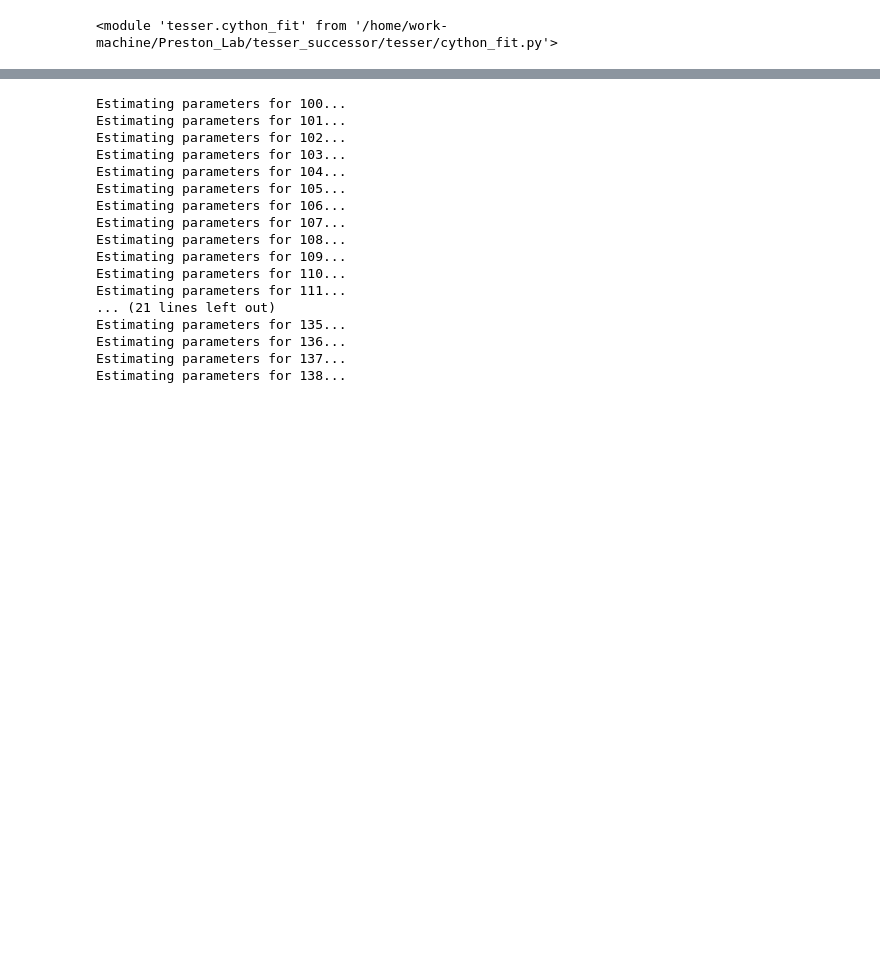
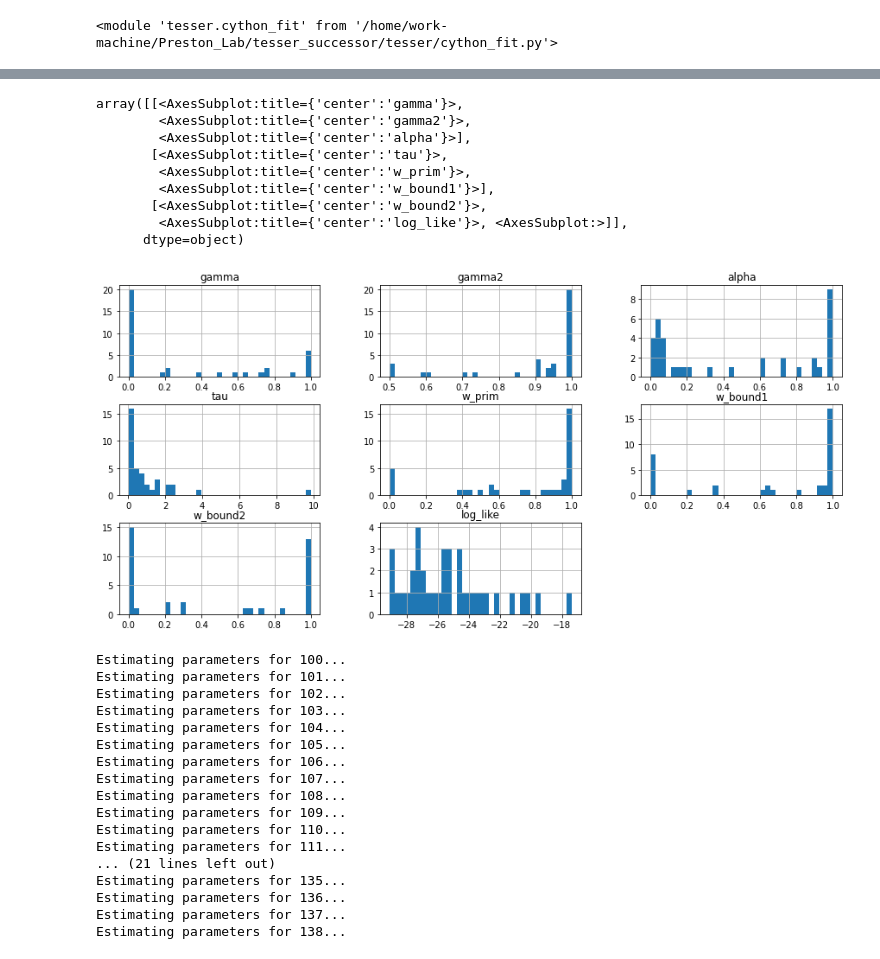
Before and after one commit to prestonlab/tesser_successor, a Jupyter notebook: Model2.ipynb, the cells around one changed output, grey strips where cells are left out. Saved outputs shown, nothing was run; the diff lists cells and outputs as text; code cells hidden in the pictures; blank space fills up the shorter version.

```diff
--- a/Model2.ipynb
+++ b/Model2.ipynb
@@ -31,0 +122,13 @@ importlib.reload(cython_fit)
+# %%
+results_2.hist(bins=35,figsize= (15,7))
+# %% [output]
+array([[<AxesSubplot:title={'center':'gamma'}>,
+        <AxesSubplot:title={'center':'gamma2'}>,
+        <AxesSubplot:title={'center':'alpha'}>],
+       [<AxesSubplot:title={'center':'tau'}>,
+        <AxesSubplot:title={'center':'w_prim'}>,
+        <AxesSubplot:title={'center':'w_bound1'}>],
+       [<AxesSubplot:title={'center':'w_bound2'}>,
+        <AxesSubplot:title={'center':'log_like'}>, <AxesSubplot:>]],
+      dtype=object)
+[figure, added]
```
Also changed, not shown: parts of 14 cells of this notebook, 2 other files.
